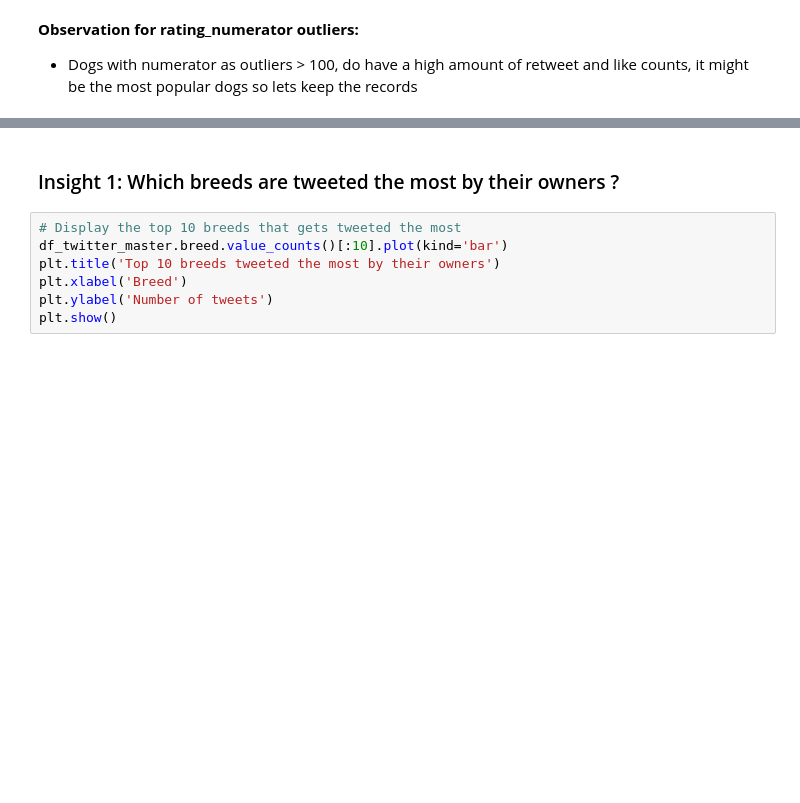
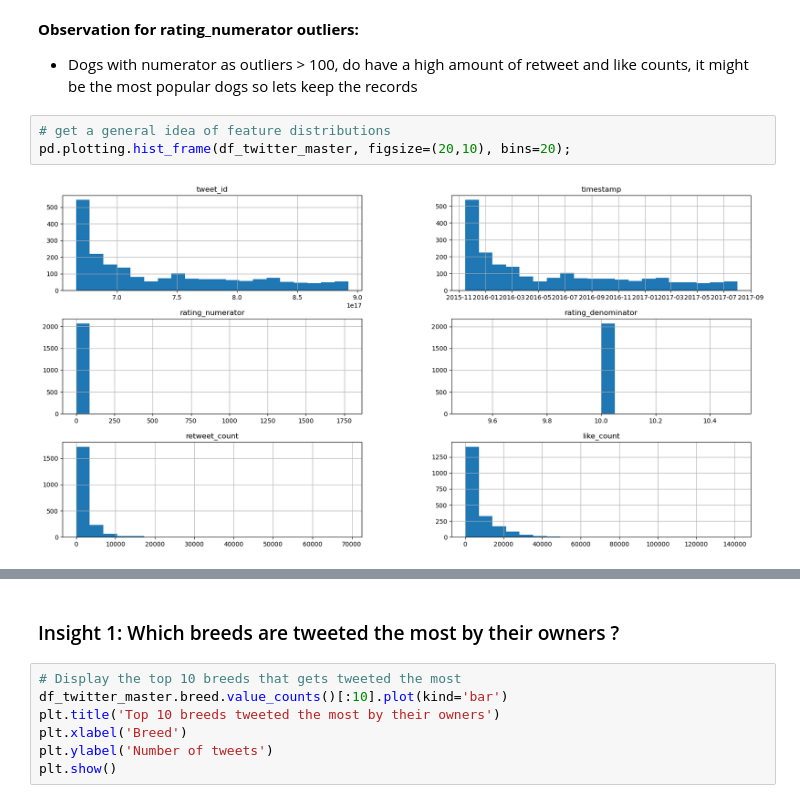
Before and after one commit to JuanitaSmith/WeRateDogs, a Jupyter notebook: notebooks/wrangle_act.ipynb, the cells around one changed output, grey strips where cells are left out. Saved outputs shown, nothing was run; the diff lists cells and outputs as text; blank space fills up the shorter version.

Commit message:
general improvements suggested by Udacity

```diff
--- a/notebooks/wrangle_act.ipynb
+++ b/notebooks/wrangle_act.ipynb
@@ -1622,3 +1009,8 @@ df_twitter_master.query('rating_numerator >= 100')
 **Observation for rating_numerator outliers:**
 
 - Dogs with numerator as outliers > 100, do have a high amount of retweet and like counts, it might be the most popular dogs so lets keep the records
+# %%
+# get a general idea of feature distributions
+pd.plotting.hist_frame(df_twitter_master, figsize=(20,10), bins=20);
+# %% [output]
+[figure, added]
```
Also changed, not shown: parts of 91 cells of this notebook, 8 other files.
